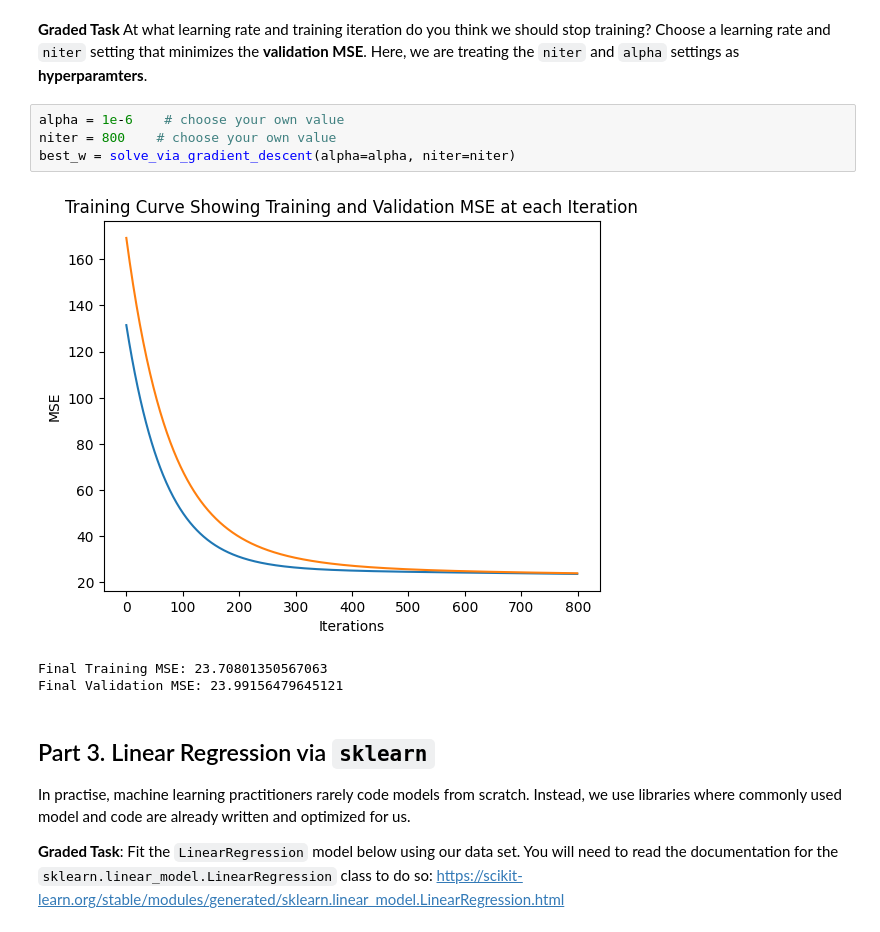
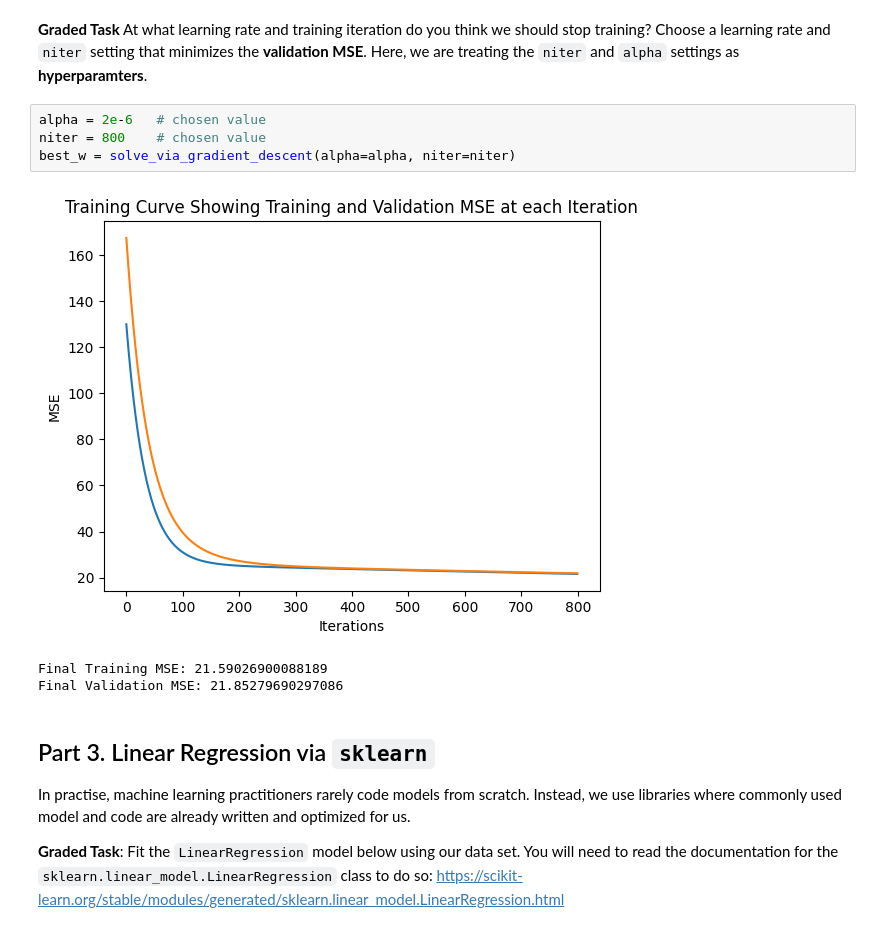
Before and after one commit to hhcgoodluck/CSC311-Introduction-to-Machine-Learning, a Jupyter notebook: lab03.ipynb, the cells around one changed output. Cells and saved outputs as stored; diff of their text form.

```diff
--- a/lab03.ipynb
+++ b/lab03.ipynb
@@ -468,13 +468,13 @@ array([nan, nan, nan, nan, nan])
 Choose a learning rate and `niter` setting that minimizes the **validation MSE**.
 Here, we are treating the `niter` and `alpha` settings as **hyperparamters**.
 # %%
-alpha = 1e-6    # choose your own value
-niter = 800    # choose your own value
+alpha = 2e-6   # chosen value
+niter = 800    # chosen value
 best_w = solve_via_gradient_descent(alpha=alpha, niter=niter)
 # %% [output]
-[figure, old version]
+[figure, new version]
-Final Training MSE: 23.70801350567063
-Final Validation MSE: 23.99156479645121
+Final Training MSE: 21.59026900088189
+Final Validation MSE: 21.85279690297086
 # %% [markdown]
 ## Part 3. Linear Regression via `sklearn`
 
```
Also changed, not shown: parts of 6 cells of this notebook.
